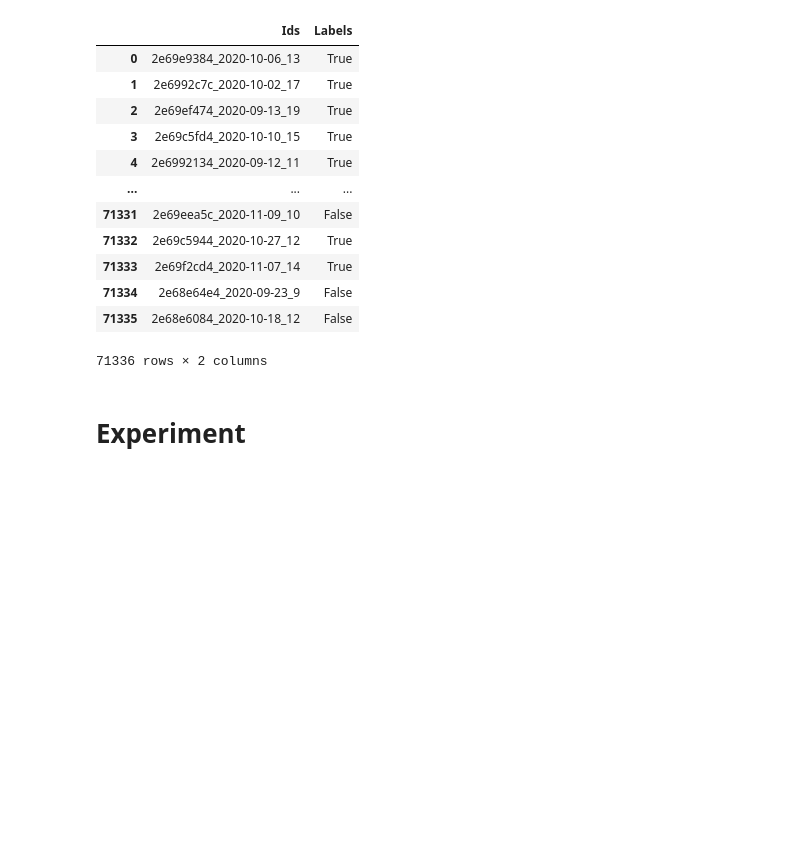
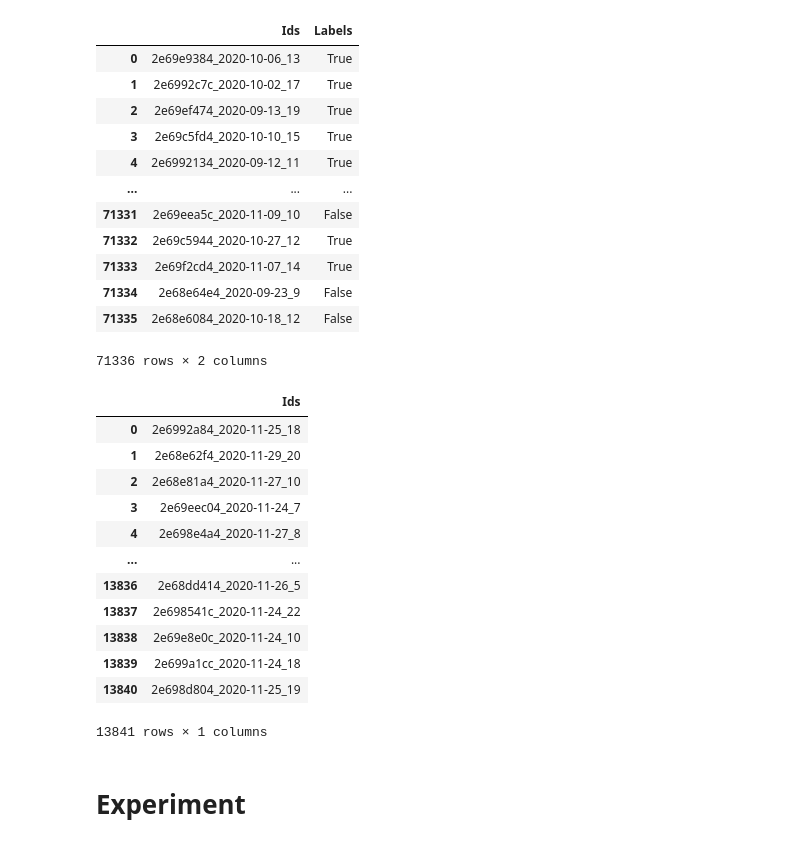
Before and after one commit to bolaubi/DSW_danthon_2021-1, a Jupyter notebook: Experiment3.ipynb, the cells around one changed output. Saved outputs shown, nothing was run; the diff lists cells and outputs as text; code cells hidden in the pictures; blank space fills up the shorter version.

Commit message:
Transformed Data Train and Data Test

```diff
--- a/Experiment3.ipynb
+++ b/Experiment3.ipynb
@@ -77,6 +77,23 @@ data_train
 | 71334 | 2e68e64e4_2020-09-23_9 | False |
 | 71335 | 2e68e6084_2020-10-18_12 | False |
 71336 rows × 2 columns
+# %%
+data_test = pd.read_csv('../danthon2021/data_test.csv')
+data_test
+# %% [output]
+|  | Ids |
+| 0 | 2e6992a84_2020-11-25_18 |
+| 1 | 2e68e62f4_2020-11-29_20 |
+| 2 | 2e68e81a4_2020-11-27_10 |
+| 3 | 2e69eec04_2020-11-24_7 |
+| 4 | 2e698e4a4_2020-11-27_8 |
+| ... | ... |
+| 13836 | 2e68dd414_2020-11-26_5 |
+| 13837 | 2e698541c_2020-11-24_22 |
+| 13838 | 2e69e8e0c_2020-11-24_10 |
+| 13839 | 2e699a1cc_2020-11-24_18 |
+| 13840 | 2e698d804_2020-11-25_19 |
+13841 rows × 1 columns
 # %% [markdown]
 # Experiment
 # %%
```
Also changed, not shown: parts of 3 cells of this notebook, 2 other files.
